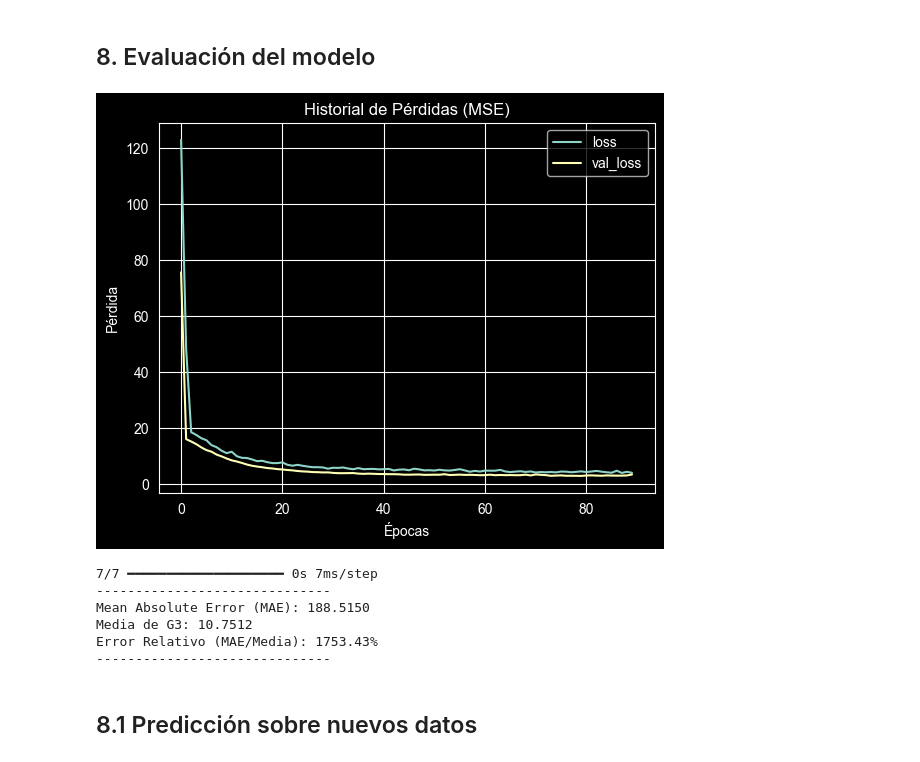
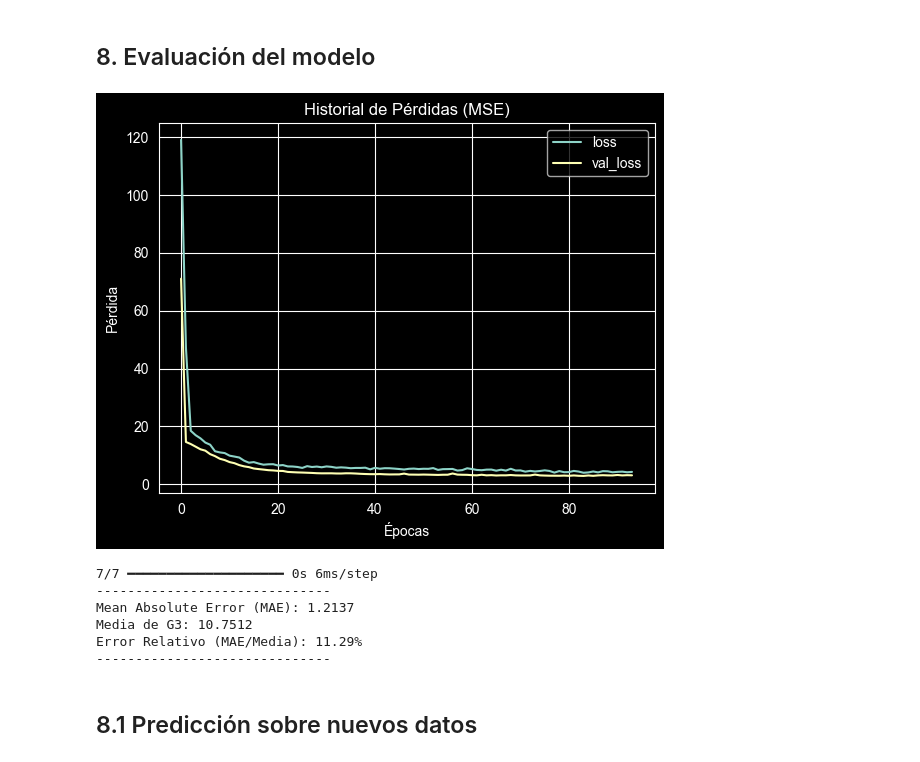
Before and after one commit to mmendoza30/Proyecto-AI, a Jupyter notebook: notebooks/03_ANN_Modelo1.ipynb, the cells around one changed output. Drawn from its saved outputs; the diff is of its cells as text; code cells hidden in the pictures.

```diff
--- a/notebooks/03_ANN_Modelo1.ipynb
+++ b/notebooks/03_ANN_Modelo1.ipynb
@@ -138,15 +128,15 @@ Epoch 90: early stopping
 # %% [markdown]
 ## 8. Evaluación del modelo
-# %%
-predictions, mae = modelo_regresion.evaluacion_modelo(historial, modelo_creado, X_test, y_test)
-# %% [output]
-[figure, removed]
-7/7 ━━━━━━━━━━━━━━━━━━━━ 0s 7ms/step
-------------------------------
-Mean Absolute Error (MAE): 188.5150
-Media de G3: 10.7512
-Error Relativo (MAE/Media): 1753.43%
-------------------------------
+# %%
+predictions, mae = modelo_regresion.evaluacion_modelo(historial, modelo_creado, X_test_scaled, y_test)
+# %% [output]
+[figure, added]
+7/7 ━━━━━━━━━━━━━━━━━━━━ 0s 6ms/step
+------------------------------
+Mean Absolute Error (MAE): 1.2137
+Media de G3: 10.7512
+Error Relativo (MAE/Media): 11.29%
+------------------------------
 # %% [markdown]
 ## 8.1 Predicción sobre nuevos datos
 # %%
```
Also changed, not shown: parts of 11 cells of this notebook, 4 other files.
